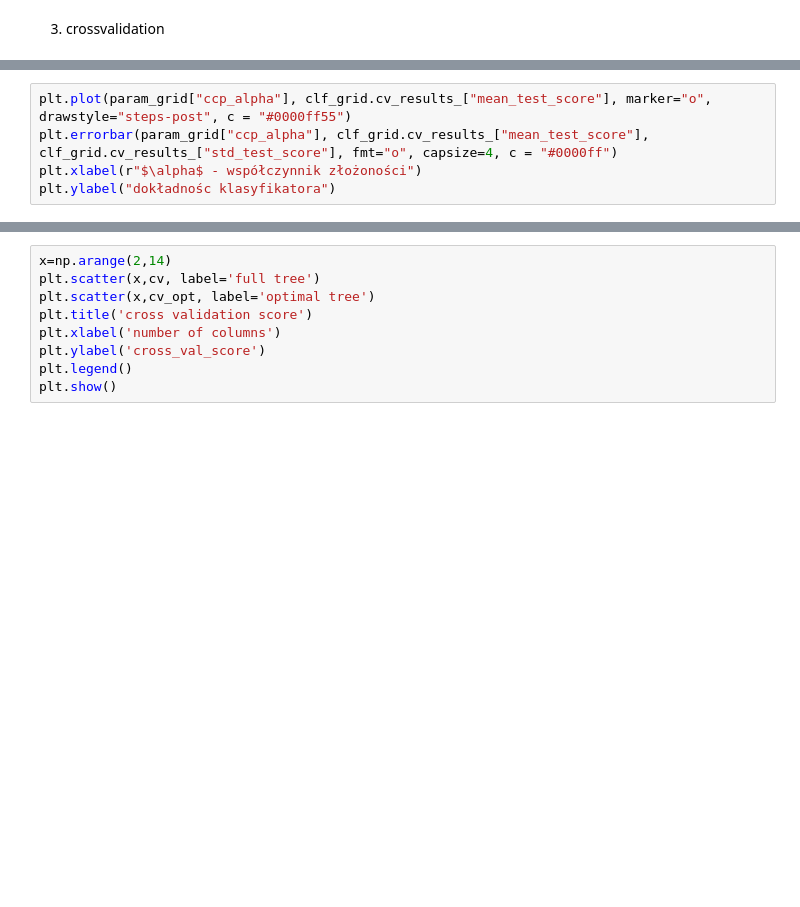
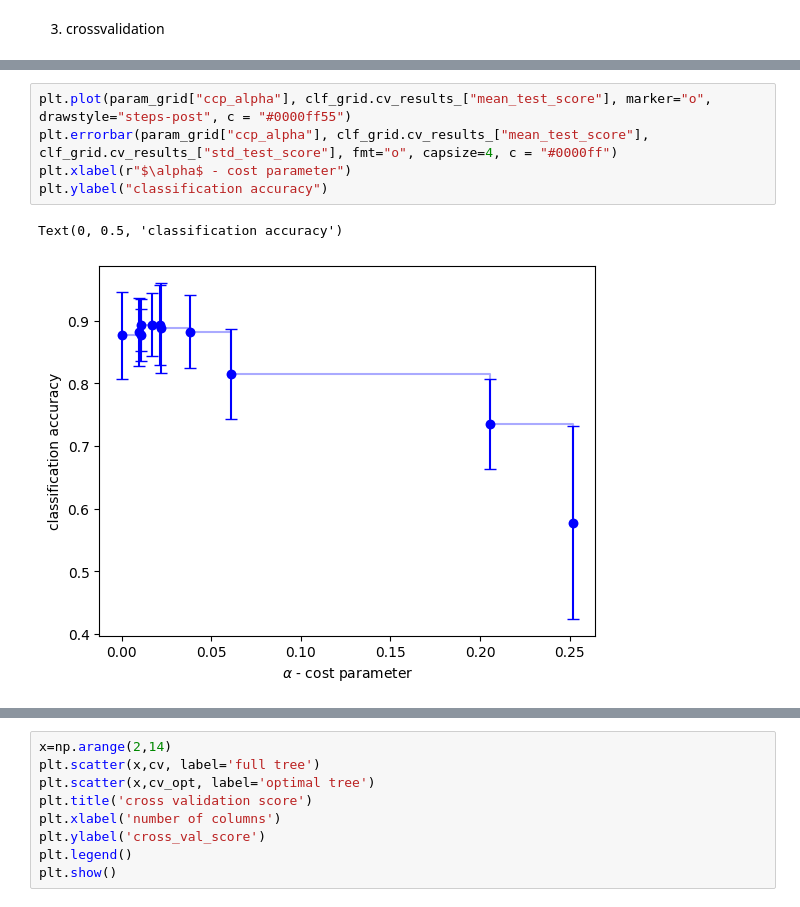
Before and after one commit to PaulaRudzka/Machine_Learning, a Jupyter notebook: Lab_4_Trees.ipynb, the cells around one changed output, grey strips where cells are left out. Cells and saved outputs as stored; diff of their text form; blank space fills up the shorter version.

```diff
--- a/Lab_4_Trees.ipynb
+++ b/Lab_4_Trees.ipynb
@@ -96,6 +96,9 @@ GridSearchCV(estimator=DecisionTreeClassifier(),
 # %%
 plt.plot(param_grid["ccp_alpha"], clf_grid.cv_results_["mean_test_score"], marker="o", drawstyle="steps-post", c = "#0000ff55")
 plt.errorbar(param_grid["ccp_alpha"], clf_grid.cv_results_["mean_test_score"], clf_grid.cv_results_["std_test_score"], fmt="o", capsize=4, c = "#0000ff")
-plt.xlabel(r"$\alpha$ - współczynnik złożoności")
-plt.ylabel("dokładnośc klasyfikatora")
+plt.xlabel(r"$\alpha$ - cost parameter")
+plt.ylabel("classification accuracy")
+# %% [output]
+Text(0, 0.5, 'classification accuracy')
+[figure, added]
 # %%
```
Also changed, not shown: parts of 15 cells of this notebook, 4 other files.
